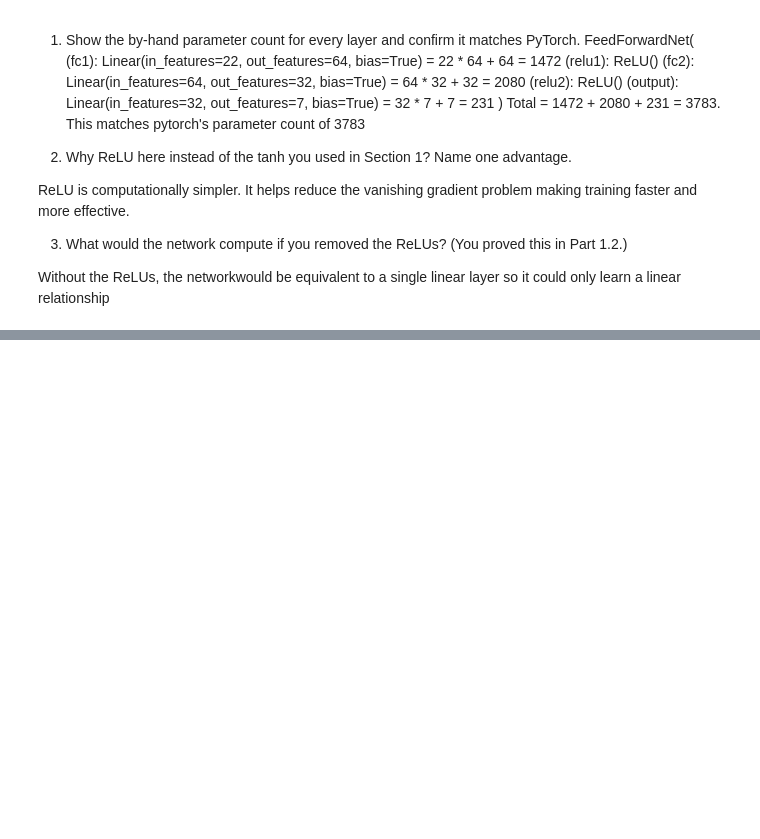
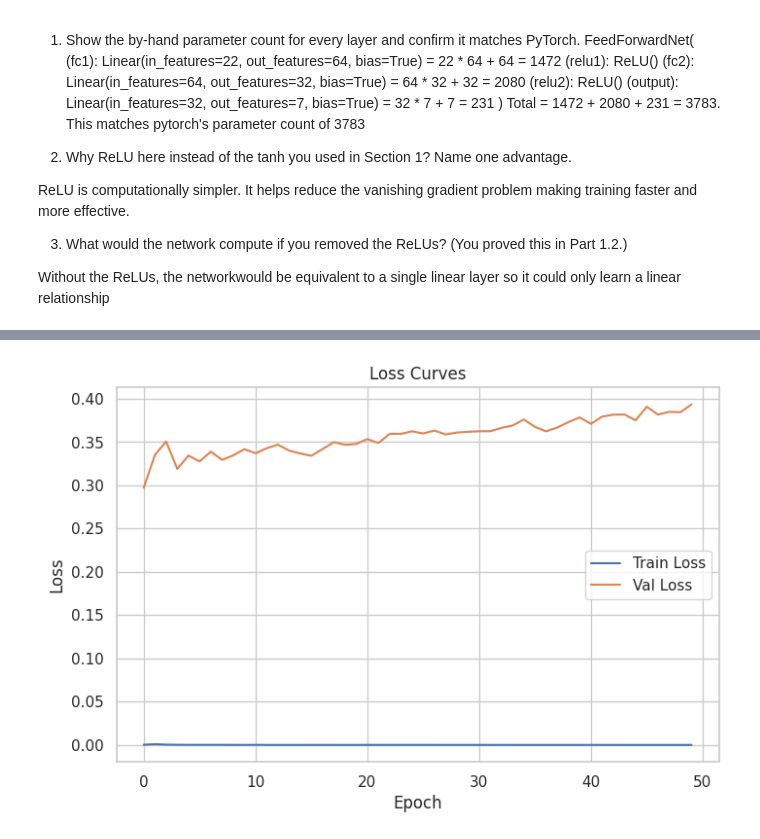
Before and after one commit to adwoaadusei/lab-3, a Jupyter notebook: lab3.ipynb, the cells around one changed output, grey strips where cells are left out. Cells and saved outputs as stored; diff of their text form; code cells hidden in the pictures; blank space fills up the shorter version.

Commit message:
Part 2.3 — The training loop

```diff
--- a/lab3.ipynb
+++ b/lab3.ipynb
@@ -451,6 +451,101 @@ Without the ReLUs, the networkwould be equivalent to a single linear layer so it
 #   torch.save(model.state_dict(), "ffn_best.pt")
 
 # TODO: Plot loss curves (train + val) and accuracy curves (train + val), with legends.
+from torch.utils.data import TensorDataset, DataLoader
+
+train_dataset = TensorDataset(X_train, y_train)
+val_dataset = TensorDataset(X_val, y_val)
+test_dataset = TensorDataset(X_test, y_test)
+
+train_loader = DataLoader(train_dataset, batch_size=32, shuffle=True)
+val_loader = DataLoader(val_dataset, batch_size=32, shuffle=False)
+test_loader = DataLoader(test_dataset, batch_size=32, shuffle=False)
+
+
+import torch
+import torch.nn as nn
+import matplotlib.pyplot as plt
 
 criterion = nn.CrossEntropyLoss()
 optimizer = torch.optim.Adam(model.parameters(), lr=1e-3)
+
+train_loss_history = []
+val_loss_history = []
+train_acc_history = []
+val_acc_history = []
+
+best_val_acc = 0
+
+for epoch in range(50):
+  model.train()
+  running_loss = 0
+  correct = 0
+  train = 0
+
+  for xb, yb in train_loader:
+    xb = xb.to(DEVICE)
+    yb = yb.to(DEVICE)
+    optimizer.zero_grad()
+    logits = model(xb)
+    loss = criterion(logits, yb)
+    loss.backward()
+    optimizer.step()
+    running_loss += loss.item() * xb.size(0)
+    predicted = torch.argmax(logits.data, dim=1)
+    correct += (predicted == yb).sum().item()
+    train += yb.size(0)
+
+  train_loss = running_loss / train
+  train_acc = correct / train
+
+
+  model.eval()
+
+  running_loss = 0
+  correct = 0
+  total = 0
+
+  with torch.no_grad():
+    for xb,yb in val_loader:
+      xb = xb.to(DEVICE)
+      yb = yb.to(DEVICE)
+      logits = model(xb)
+      loss = criterion(logits, yb)
+
+      running_loss += loss.item() * xb.size(0)
+      predicted = torch.argmax(logits.data, dim=1)
+      correct += (predicted == yb).sum().item()
+      total += yb.size(0)
+
+  val_loss = running_loss/total
+  val_acc = correct/total
+
+  train_loss_history.append(train_loss)
+  val_loss_history.append(val_loss)
+  train_acc_history.append(train_acc)
+  val_acc_history.append(val_acc)
+
+  if val_acc> best_val_acc:
+    best_val_acc = val_acc
+    torch.save(model.state_dict(), "ffn_best.pt")
+
+  print(f"Epoch {epoch+1:2d}/{50}: Train Loss: {train_loss:.4f}, Train Acc: {train_acc:.4f}, Val Loss: {val_loss:.4f}, Val Acc: {val_acc:.4f}")
+
+plt.figure(figsize=(8,5))
+plt.plot(train_loss_history, label="Train Loss")
+plt.plot(val_loss_history, label="Val Loss")
+plt.xlabel("Epoch")
+plt.ylabel("Loss")
+plt.title("Loss Curves")
+plt.legend()
+
+plt.figure(figsize=(8,5))
+plt.plot(train_acc_history, label="Train Acc")
+plt.plot(val_acc_history, label="Val Acc")
+plt.xlabel("Epoch")
+plt.ylabel("Accuracy")
+plt.title("Accuracy Curves")
+plt.legend()
+
+plt.show()
+# %% [output]
@@ -456,0 +569 @@ optimizer = torch.optim.Adam(model.parameters(), lr=1e-3)
+[figure, added]
```
Also changed, not shown: parts of 2 cells of this notebook.
